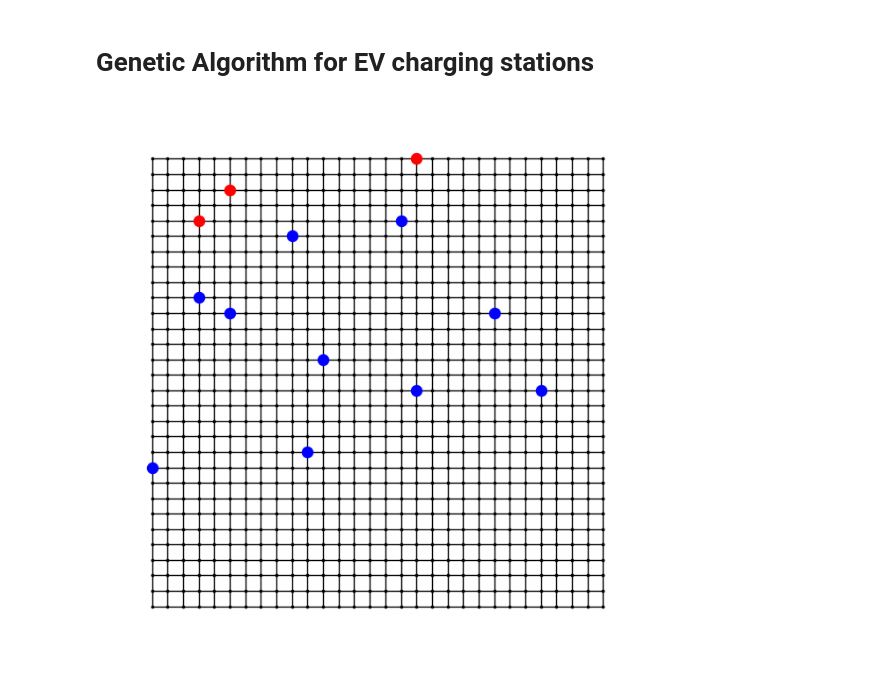
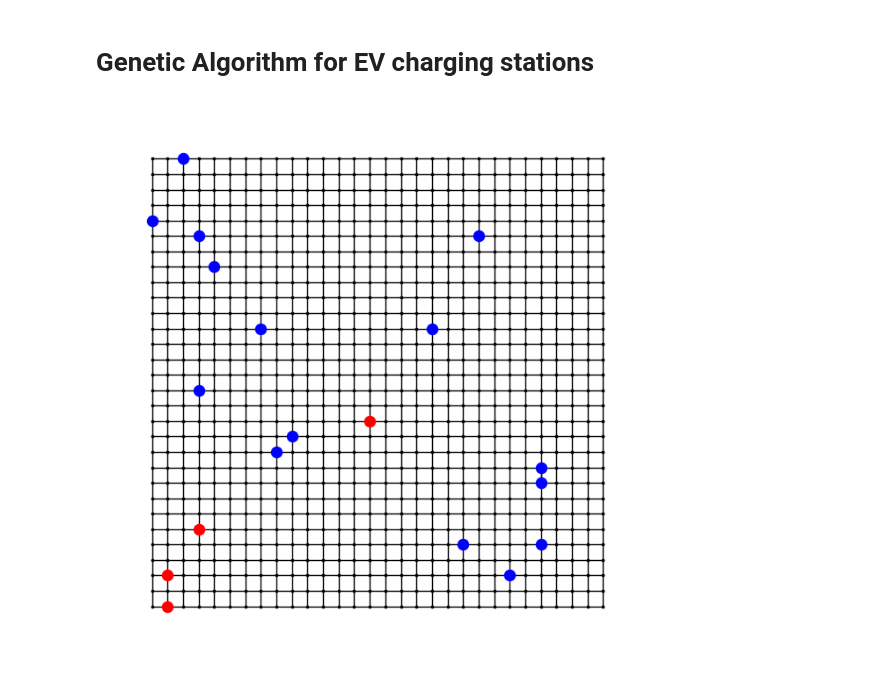
Before and after one commit to morf1102/ev-charger-dwave, a Jupyter notebook: main.ipynb, the cells around one changed output. Saved outputs shown, nothing was run; the diff lists cells and outputs as text; code cells hidden in the pictures.

```diff
--- a/main.ipynb
+++ b/main.ipynb
@@ -11,12 +9,12 @@ from modules.genetic import GeneticAlgortihm
 # %%
-WIDTH = 30
-HEIGHT = 30
-POI = 10
-CHARGERS = 3
-NEW_CHARGERS = 4
+SHAPE = (30,30)
+POI = 15
+CHARGERS = 4
+NEW_CHARGERS = 6
 
-gen = GeneticAlgortihm(WIDTH, HEIGHT, POI, CHARGERS, NEW_CHARGERS)
-gen.init_population()
+SEED = 42
+
+gen = GeneticAlgortihm(SHAPE, POI, CHARGERS, NEW_CHARGERS, seed=SEED)
 gen.draw_grid()
 # %% [output]
-[figure, old version]
+[figure, new version]
```
Also changed, not shown: parts of 3 cells of this notebook.
